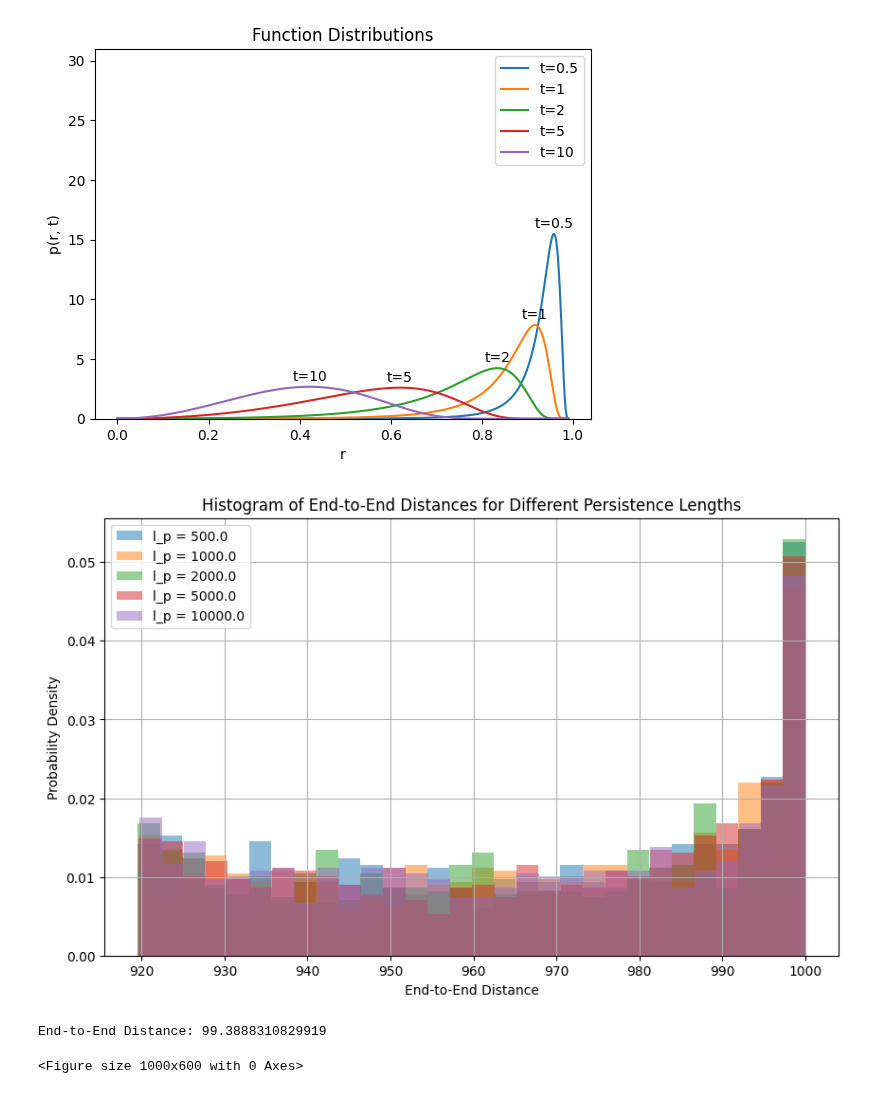
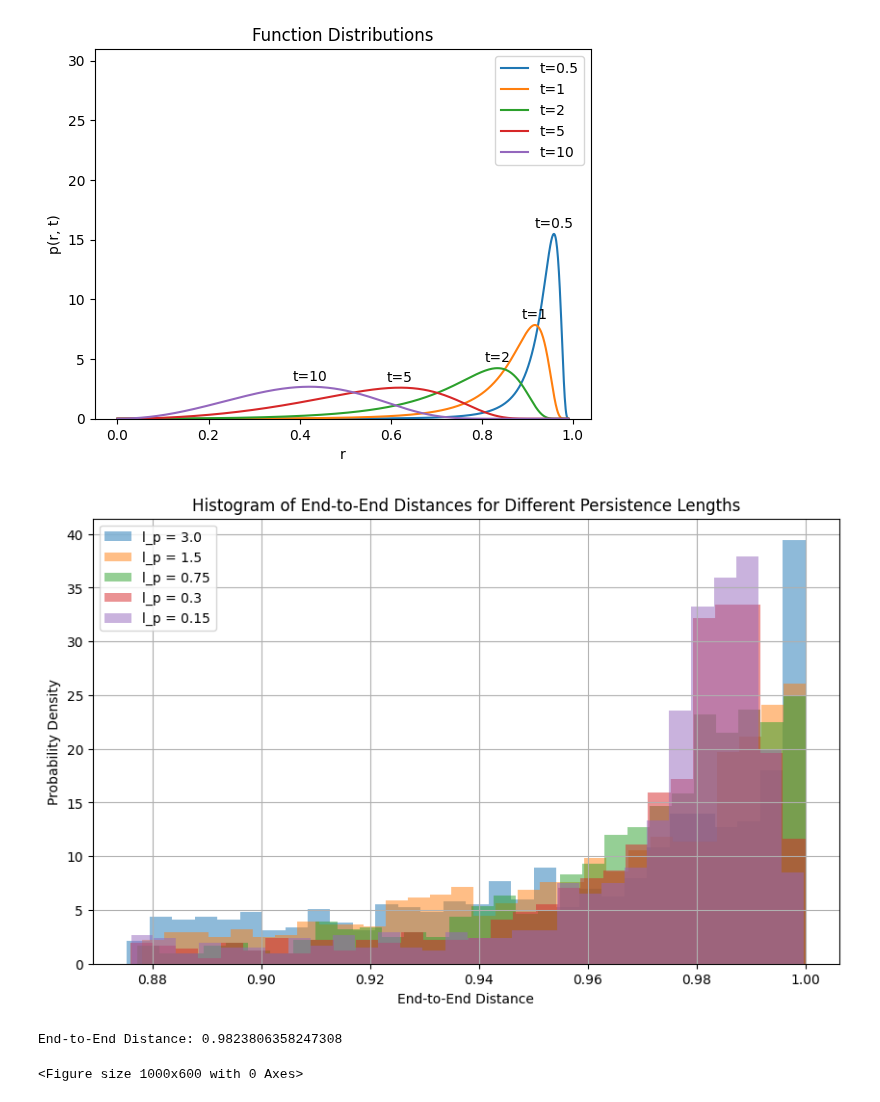
Before and after one commit to B-hub-hue/Python.exam_polymer, a Jupyter notebook: Python_exam_py.ipynb, the cells around one changed output. Drawn from its saved outputs; the diff is of its cells as text; code cells hidden in the pictures.

```diff
--- a/Python_exam_py.ipynb
+++ b/Python_exam_py.ipynb
@@ -50,20 +50,19 @@ def P_theta(theta, delta_theta):
     return theta * np.exp(-theta * (theta / delta_theta)**2)
 
 # Parameters
-N = 1000  # Number of segments
-A = 1.0  # Length of each segment
-L=N*A #total_length of all segments
+N = 100  # Number of segments
+L = 1.0  # Length of each segment
 delta_theta = 0.101  # Example value for delta_theta
 
 # Generate theta samples with persistence length
 def generate_theta_samples_with_persistence(num_samples, delta_theta, persistence_length):
     theta_samples = np.zeros(num_samples)
-    theta_samples[0] = np.random.uniform(0, 4 * delta_theta)  # First angle
+    theta_samples[0] = np.random.uniform(0, 5 * delta_theta)  # First angle
 
     for i in range(1, num_samples):
         theta_prev = theta_samples[i - 1]
         theta_next = np.random.normal(theta_prev, persistence_length)  # Normal distribution centered around previous angle
-        theta_next = np.clip(theta_next, 0, 4 * delta_theta)  # Ensure it's within bounds
+        theta_next = np.clip(theta_next, 0, 5 * delta_theta)  # Ensure it's within bounds
         prob = P_theta(theta_next, delta_theta)
         if np.random.rand() < prob: # This conditional statement checks if a randomly generated number (from a uniform distribution between 0 and 1) is less than prob.
                                       # If it is, theta_next is accepted and stored in the theta_samples array.
@@ -79,49 +78,46 @@ def generate_phi_samples(num_samples):
     return np.random.uniform(0, 2 * np.pi, num_samples)
 
 # Persistence lengths to test
-#persistence_lengths = np.array([3.00, 1.5, 0.75, 0.30, 0.15])*2/3
-l_o = np.array([3.00, 1.5, 0.75, 0.30, 0.15])*2/3
-t = L/l_o
-persistence_lengths = t
-
+persistence_lengths = np.array([3.00, 1.5, 0.75, 0.30, 0.15])
 
 # Store end-to-end distances for different persistence lengths
 end_to_end_distances = []
 def calculate_end_to_end_distance(N, L, thetas, phis):
-    R_x = np.sum(A * np.sin(thetas) * np.cos(phis))
-    R_y = np.sum(A * np.sin(thetas) * np.sin(phis))
-    R_z = np.sum(A * np.cos(thetas))
-    R = np.sqrt(R_x**2 + R_y**2 + R_z**2)
+    R_x = np.sum(L * np.sin(thetas) * np.cos(phis))
+    R_y = np.sum(L * np.sin(thetas) * np.sin(phis))
+    R_z = np.sum(L * np.cos(thetas))
+    R = np.sqrt(R_x**2 + R_y**2 + R_z**2)/100
 
     return R
 
-end_to_end_distance = calculate_end_to_end_distance(N, A, thetas, phis)
+end_to_end_distance = calculate_end_to_end_distance(N, L, thetas, phis)
 
 # Run simulations for each persistence length
 for persistence_length in persistence_lengths:
     distances = []
     for _ in range(1000):  # Number of simulations per persistence length
         thetas = generate_theta_samples_with_persistence(N, delta_theta, persistence_length)
         phis = generate_phi_samples(N)
-        distance = calculate_end_to_end_distance(N, A, thetas, phis)
+        distance = calculate_end_to_end_distance(N, L, thetas, phis)
         distances.append(distance)
     end_to_end_distances.append(distances)
 
 # Plotting the results
 plt.figure(figsize=(10, 6))
 for i, persistence_length in enumerate(persistence_lengths):
     plt.hist(end_to_end_distances[i], bins=30, density=True, alpha=0.5, label=f'l_p = {persistence_length}')
 
+
 plt.xlabel('End-to-End Distance')
 plt.ylabel('Probability Density')
 plt.title('Histogram of End-to-End Distances for Different Persistence Lengths')
 plt.legend()
 plt.grid()
 plt.show()
 print(f"End-to-End Distance: {end_to_end_distance}")
 # %% [output]
-[figure, old version]
+[figure, new version]
-End-to-End Distance: 99.3888310829919
+End-to-End Distance: 0.9823806358247308
 # %%
 import numpy as np
 import matplotlib.pyplot as plt
```
